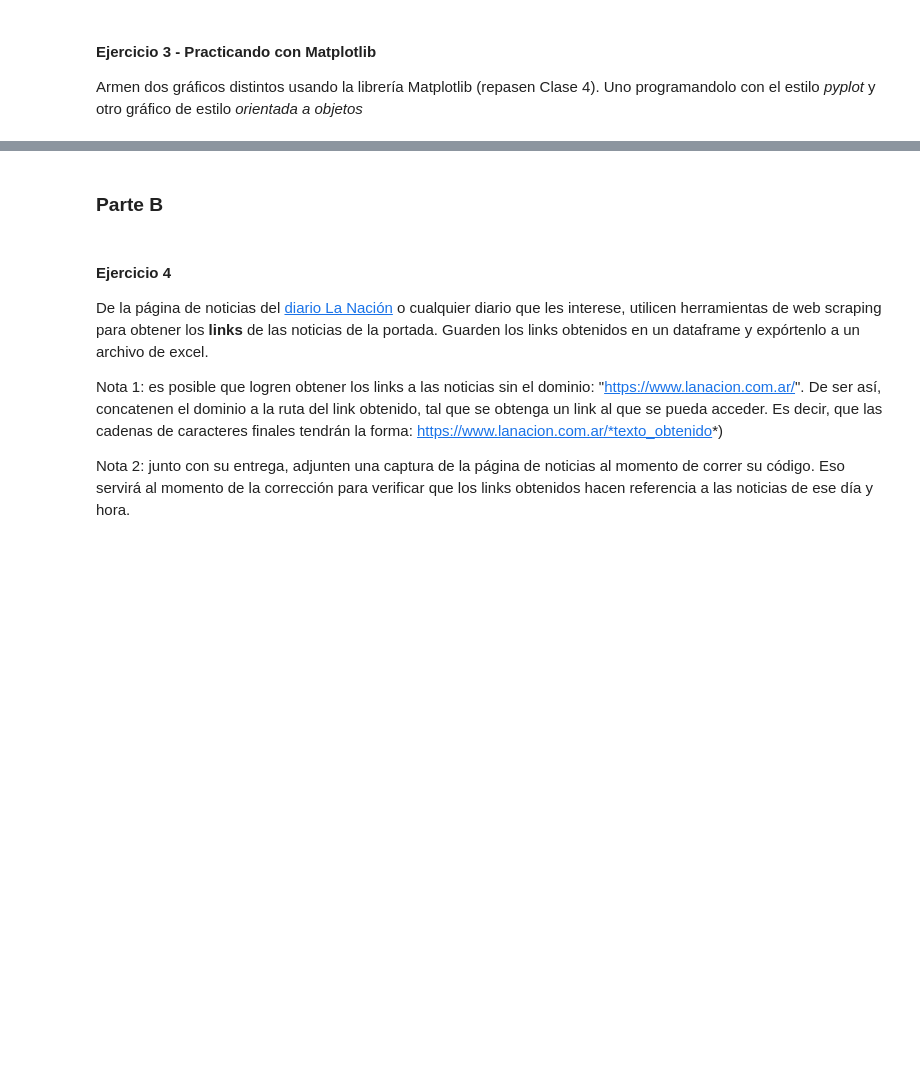
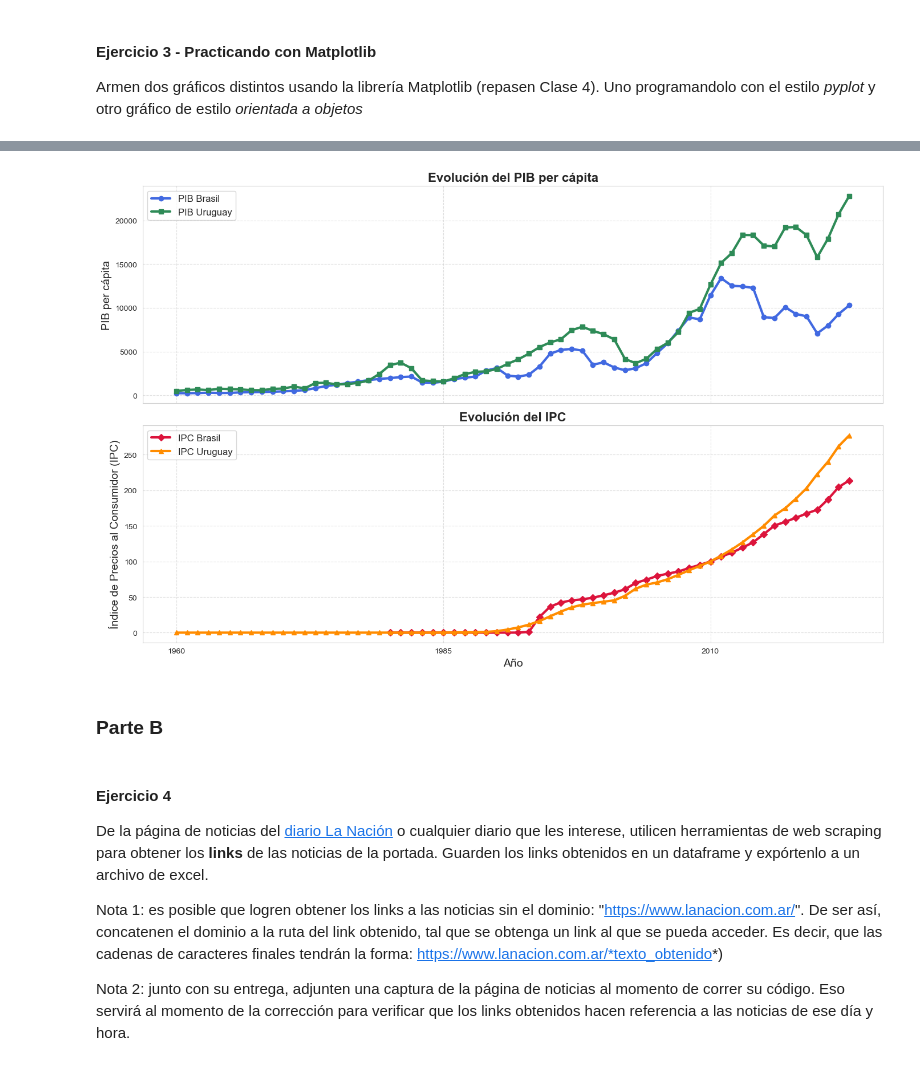
Before and after one commit to MaxiPetrini/BigDataUBA-Grupo16, a Jupyter notebook: TP1-UBA.ipynb, the cells around one changed output, grey strips where cells are left out. Saved outputs shown, nothing was run; the diff lists cells and outputs as text; code cells hidden in the pictures; blank space fills up the shorter version.

```diff
--- a/TP1-UBA.ipynb
+++ b/TP1-UBA.ipynb
@@ -45,3 +136,40 @@ Armen dos gráficos distintos usando la librería Matplotlib (repasen Clase 4).
+# %%
+# Resolver acá estilo orientado-objetos
+# Tip: aprovechar este estilo de programar una figura para hacerlo más lindo
+
+import matplotlib.pyplot as plt
+import seaborn as sns
+
+sns.set_style("whitegrid")
+sns.set_palette("deep")
+
+fig, ax = plt.subplots(nrows=2, ncols=1, figsize=(14, 9), sharex=True)
+
+datos_brasil = datos_brasil.sort_index()
+datos_uruguay = datos_uruguay.sort_index()
+
+ax[0].plot(datos_brasil.index, datos_brasil["PIB per cápita"], label="PIB Brasil", color='royalblue', linewidth=3, marker='o', markersize=6)
+ax[0].plot(datos_uruguay.index, datos_uruguay["PIB per cápita"], label="PIB Uruguay", color='seagreen', linewidth=3, marker='s', markersize=6)
+ax[0].set_ylabel("PIB per cápita", fontsize=14)
+ax[0].set_title("Evolución del PIB per cápita", fontsize=16, fontweight='bold')
+ax[0].legend(frameon=True, fontsize=12, loc='upper left')
+ax[0].grid(True, linestyle='--', alpha=0.6)
+
+ax[1].plot(datos_brasil.index, datos_brasil["Indice de Precios al Consumidor"], label="IPC Brasil", color='crimson', linewidth=3, marker='D', markersize=6)
+ax[1].plot(datos_uruguay.index, datos_uruguay["Indice de Precios al Consumidor"], label="IPC Uruguay", color='darkorange', linewidth=3, marker='^', markersize=6)
+ax[1].set_ylabel("Índice de Precios al Consumidor (IPC)", fontsize=14)
+ax[1].set_xlabel("Año", fontsize=14)
+ax[1].set_title("Evolución del IPC", fontsize=16, fontweight='bold')
+ax[1].legend(frameon=True, fontsize=12, loc='upper left')
+ax[1].grid(True, linestyle='--', alpha=0.6)
+
+for axis in ax:
+    axis.set_xticks(axis.get_xticks()[::5])
+
+plt.tight_layout()
+plt.show()
+# %% [output]
+[figure, added]
 # %% [markdown]
 ### Parte B
 # %% [markdown]
```
Also changed, not shown: parts of 7 cells of this notebook.
